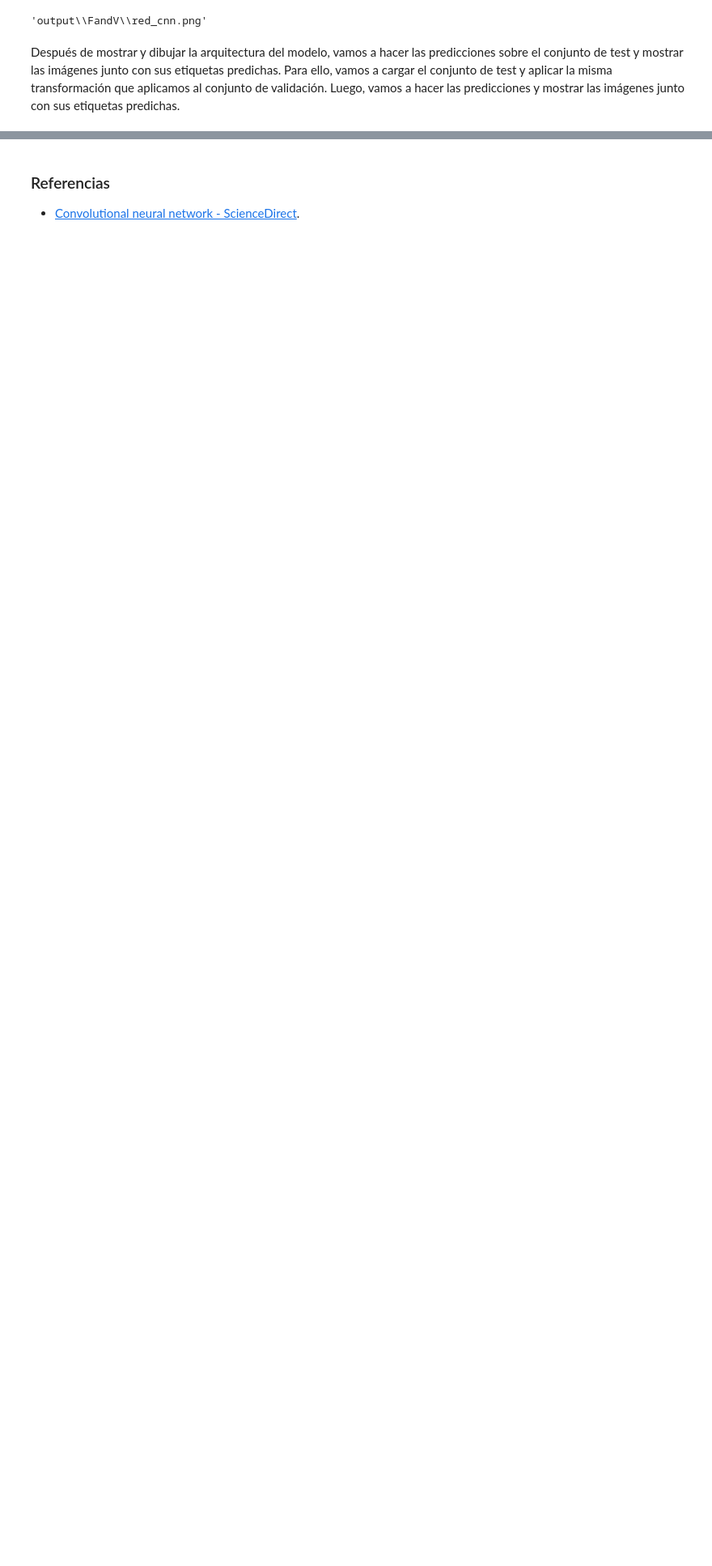
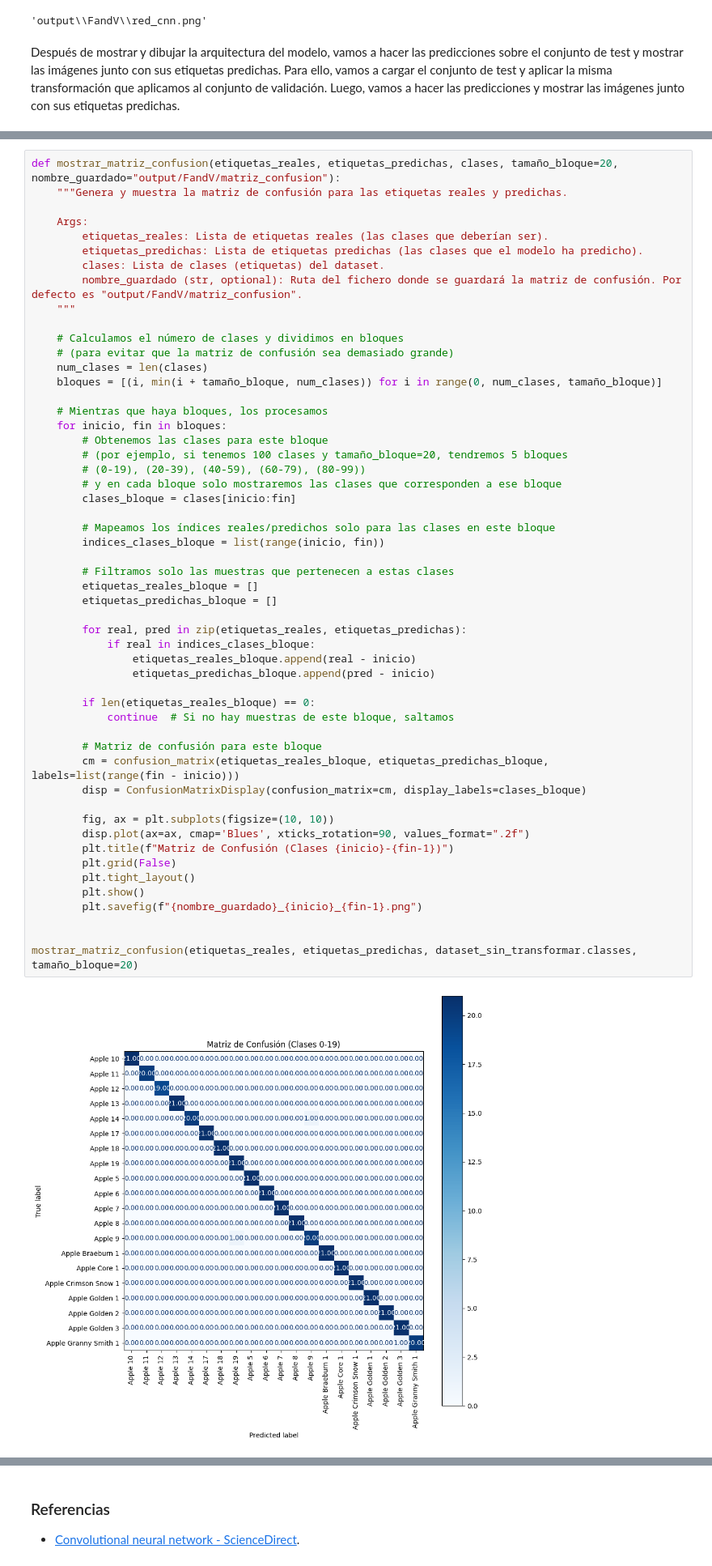
Before and after one commit to Carmoruda/IA_II, a Jupyter notebook: Practica 3/L3P1-FandV.ipynb, the cells around one changed output, grey strips where cells are left out. Shown at 81% size. Drawn from its saved outputs; the diff is of its cells as text; blank space fills up the shorter version.

```diff
--- a/Practica 3/L3P1-FandV.ipynb
+++ b/Practica 3/L3P1-FandV.ipynb
@@ -940,0 +964,55 @@ Clipping input data to the valid range for imshow with RGB data ([0..1] for floa
+# %%
+def mostrar_matriz_confusion(etiquetas_reales, etiquetas_predichas, clases, tamaño_bloque=20, nombre_guardado="output/FandV/matriz_confusion"):
+    """Genera y muestra la matriz de confusión para las etiquetas reales y predichas.
+
+    Args:
+        etiquetas_reales: Lista de etiquetas reales (las clases que deberían ser).
+        etiquetas_predichas: Lista de etiquetas predichas (las clases que el modelo ha predicho).
+        clases: Lista de clases (etiquetas) del dataset.
+        nombre_guardado (str, optional): Ruta del fichero donde se guardará la matriz de confusión. Por defecto es "output/FandV/matriz_confusion".
+    """
+
+    # Calculamos el número de clases y dividimos en bloques
+    # (para evitar que la matriz de confusión sea demasiado grande)
+    num_clases = len(clases)
+    bloques = [(i, min(i + tamaño_bloque, num_clases)) for i in range(0, num_clases, tamaño_bloque)]
+
+    # Mientras que haya bloques, los procesamos
+    for inicio, fin in bloques:
+        # Obtenemos las clases para este bloque
+        # (por ejemplo, si tenemos 100 clases y tamaño_bloque=20, tendremos 5 bloques
+        # (0-19), (20-39), (40-59), (60-79), (80-99))
+        # y en cada bloque solo mostraremos las clases que corresponden a ese bloque
+        clases_bloque = clases[inicio:fin]
+
+        # Mapeamos los índices reales/predichos solo para las clases en este bloque
+        indices_clases_bloque = list(range(inicio, fin))
+
+        # Filtramos solo las muestras que pertenecen a estas clases
+        etiquetas_reales_bloque = []
+        etiquetas_predichas_bloque = []
+
+        for real, pred in zip(etiquetas_reales, etiquetas_predichas):
+            if real in indices_clases_bloque:
+                etiquetas_reales_bloque.append(real - inicio)
+                etiquetas_predichas_bloque.append(pred - inicio)
+
+        if len(etiquetas_reales_bloque) == 0:
+            continue  # Si no hay muestras de este bloque, saltamos
+
+        # Matriz de confusión para este bloque
+        cm = confusion_matrix(etiquetas_reales_bloque, etiquetas_predichas_bloque, labels=list(range(fin - inicio)))
+        disp = ConfusionMatrixDisplay(confusion_matrix=cm, display_labels=clases_bloque)
+
+        fig, ax = plt.subplots(figsize=(10, 10))
+        disp.plot(ax=ax, cmap='Blues', xticks_rotation=90, values_format=".2f")
+        plt.title(f"Matriz de Confusión (Clases {inicio}-{fin-1})")
+        plt.grid(False)
+        plt.tight_layout()
+        plt.show()
+        plt.savefig(f"{nombre_guardado}_{inicio}_{fin-1}.png")
+
+
+mostrar_matriz_confusion(etiquetas_reales, etiquetas_predichas, dataset_sin_transformar.classes, tamaño_bloque=20)
+# %% [output]
+[figure, added]
```
Also changed, not shown: parts of 9 cells of this notebook, 23 other files.
